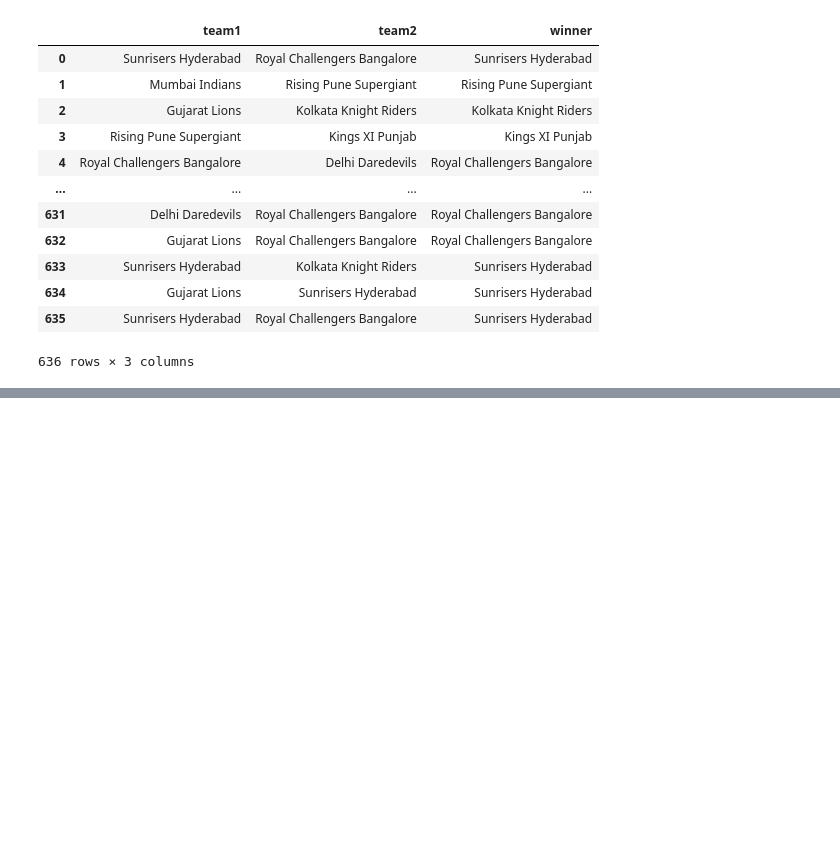
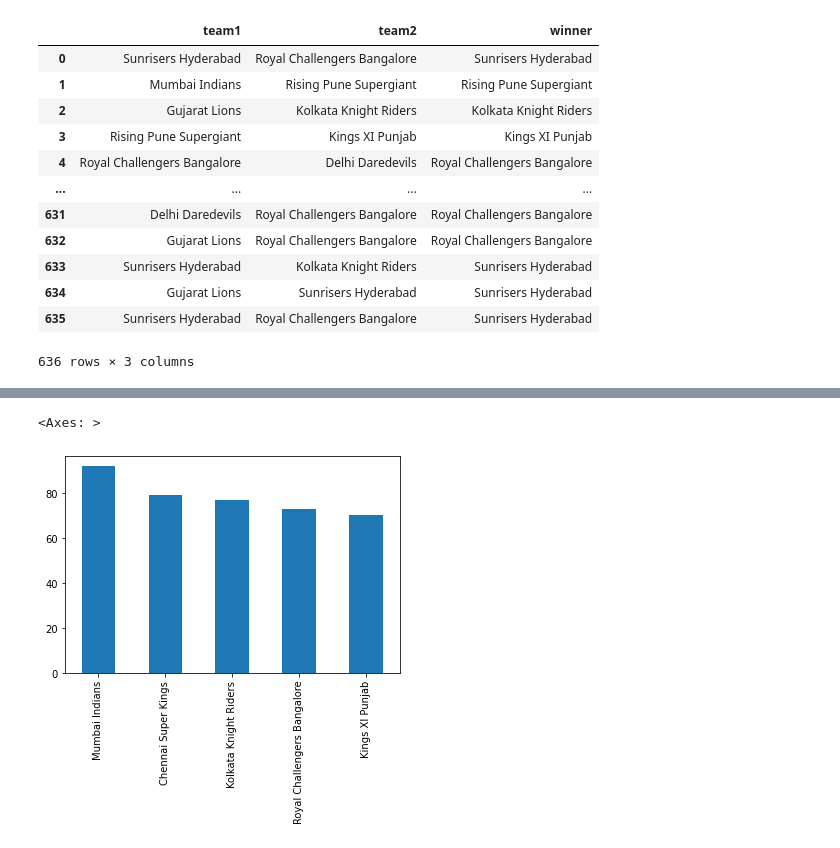
Before and after one commit to sagarkumarmishra/IPL-DATA-ANALYSIS, a Jupyter notebook: IPL_data_analysis.ipynb, the cells around one changed output, grey strips where cells are left out. Saved outputs shown, nothing was run; the diff lists cells and outputs as text; code cells hidden in the pictures; blank space fills up the shorter version.

```diff
--- a/IPL_data_analysis.ipynb
+++ b/IPL_data_analysis.ipynb
@@ -142,0 +219,5 @@ data.iloc[[2],:4]
+# %%
+data['winner'].value_counts().head().plot(kind='bar')
+# %% [output]
+<Axes: >
+[figure, added]
```
Also changed, not shown: parts of 15 cells of this notebook.
